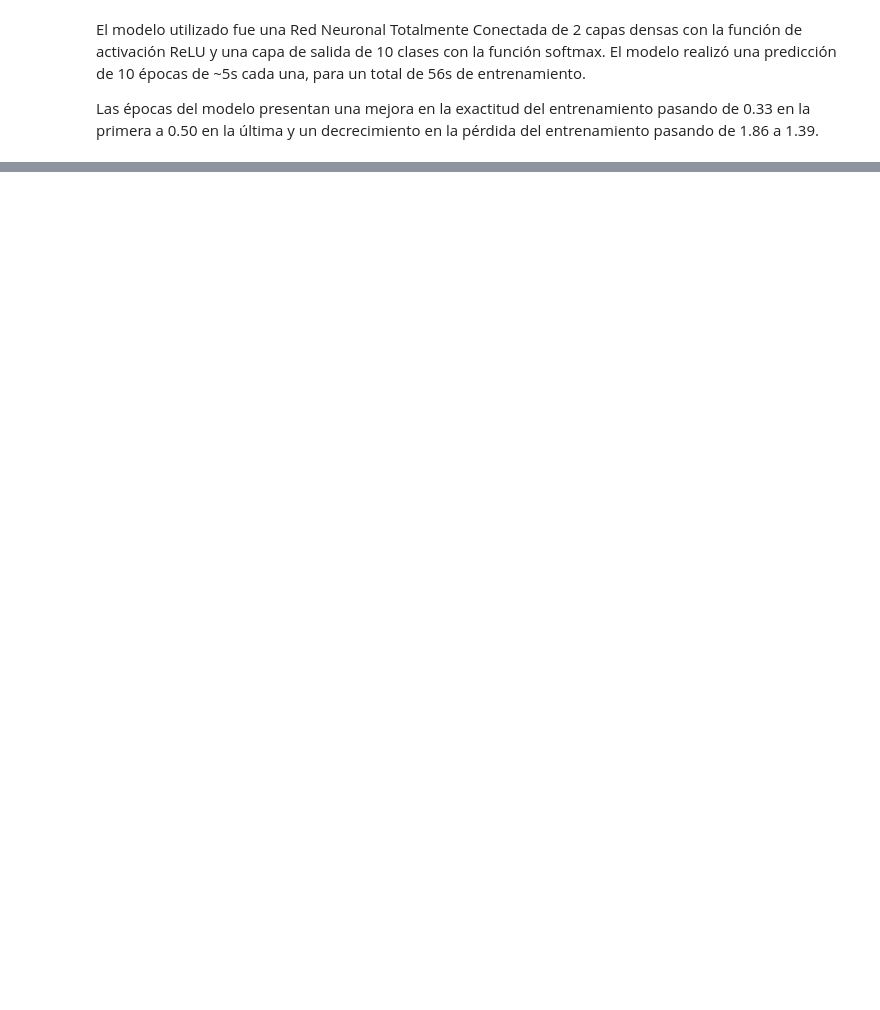
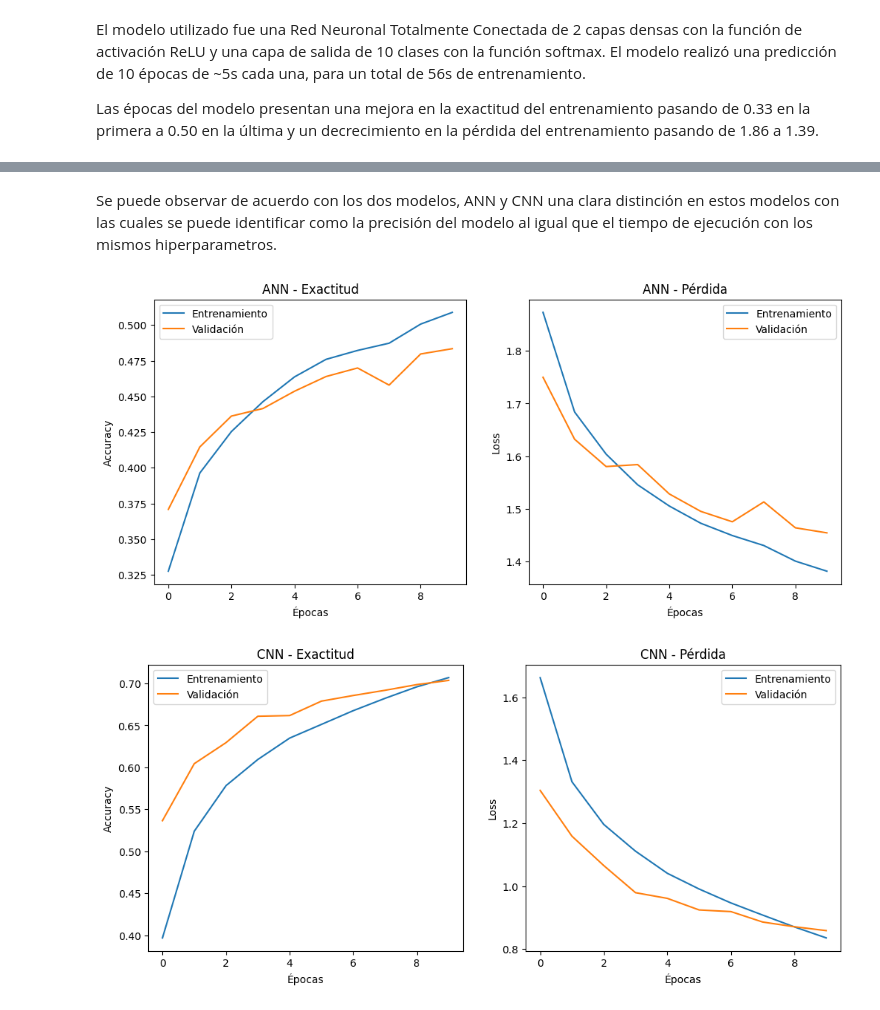
Before and after one commit to cmd-AJ/Lab4-DS-CNN, a Jupyter notebook: Lab4.ipynb, the cells around one changed output, grey strips where cells are left out. Drawn from its saved outputs; the diff is of its cells as text; code cells hidden in the pictures; blank space fills up the shorter version.

```diff
--- a/Lab4.ipynb
+++ b/Lab4.ipynb
@@ -90,7 +86,7 @@ Model: "sequential"
 # Medir tiempo de entrenamiento
 start_time = time.time()
 
-history = model.fit(x_train, y_train,
+historyann = model.fit(x_train, y_train,
                     epochs=10,
                     batch_size=64,
                     validation_data=(x_test, y_test),
@@ -123,0 +216,34 @@ Las épocas del modelo presentan una mejora en la exactitud del entrenamiento pa
+# %% [markdown]
+Se puede observar de acuerdo con los dos modelos, ANN y CNN una clara distinción en estos modelos con las cuales se puede identificar como la precisión del modelo al igual que el tiempo de ejecución con los mismos hiperparametros.
+# %%
+import matplotlib.pyplot as plt
+
+def plot_history(history, title="Modelo"):
+    plt.figure(figsize=(12,5))
+
+    # Accuracy
+    plt.subplot(1,2,1)
+    plt.plot(history.history['accuracy'], label='Entrenamiento')
+    plt.plot(history.history['val_accuracy'], label='Validación')
+    plt.title(f'{title} - Exactitud')
+    plt.xlabel('Épocas')
+    plt.ylabel('Accuracy')
+    plt.legend()
+
+    # Loss
+    plt.subplot(1,2,2)
+    plt.plot(history.history['loss'], label='Entrenamiento')
+    plt.plot(history.history['val_loss'], label='Validación')
+    plt.title(f'{title} - Pérdida')
+    plt.xlabel('Épocas')
+    plt.ylabel('Loss')
+    plt.legend()
+
+    plt.show()
+
+# Graficar ambas redes
+plot_history(historyann, "ANN")
+plot_history(historycnn, "CNN")
+# %% [output]
+[figure, added]
+[figure, added]
```
Also changed, not shown: parts of 8 cells of this notebook.
